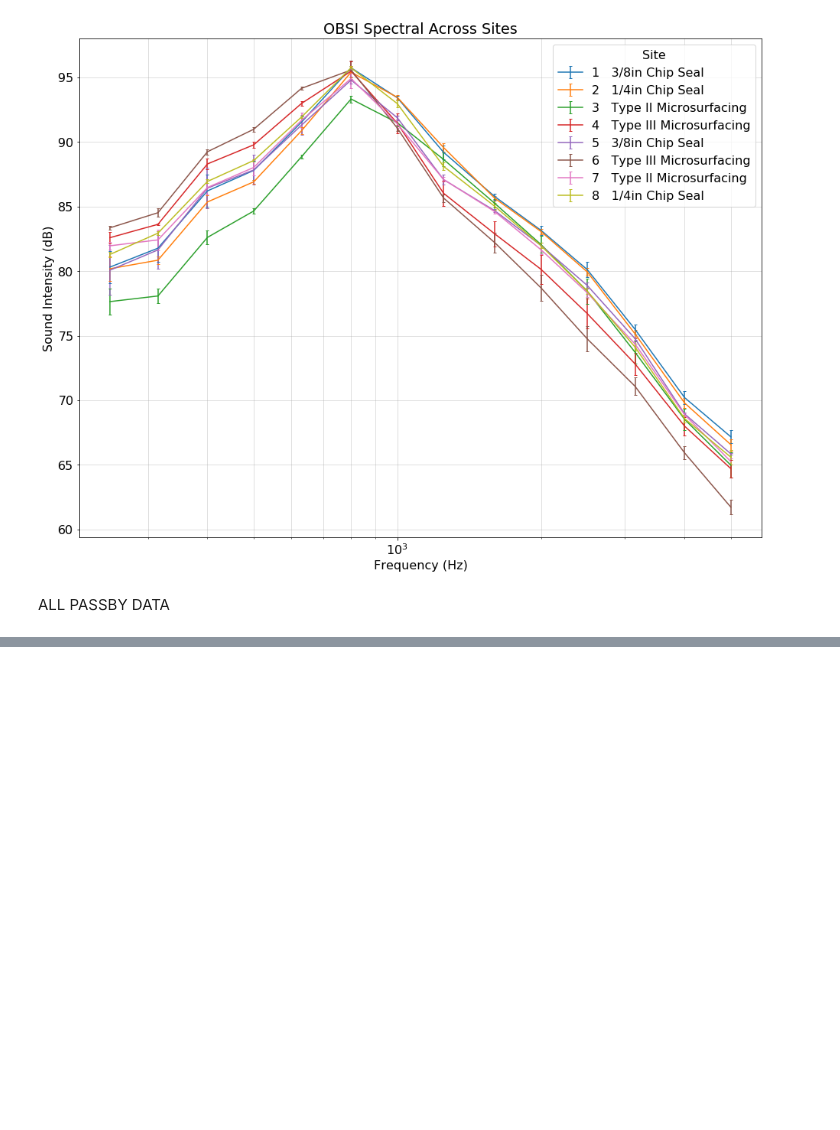
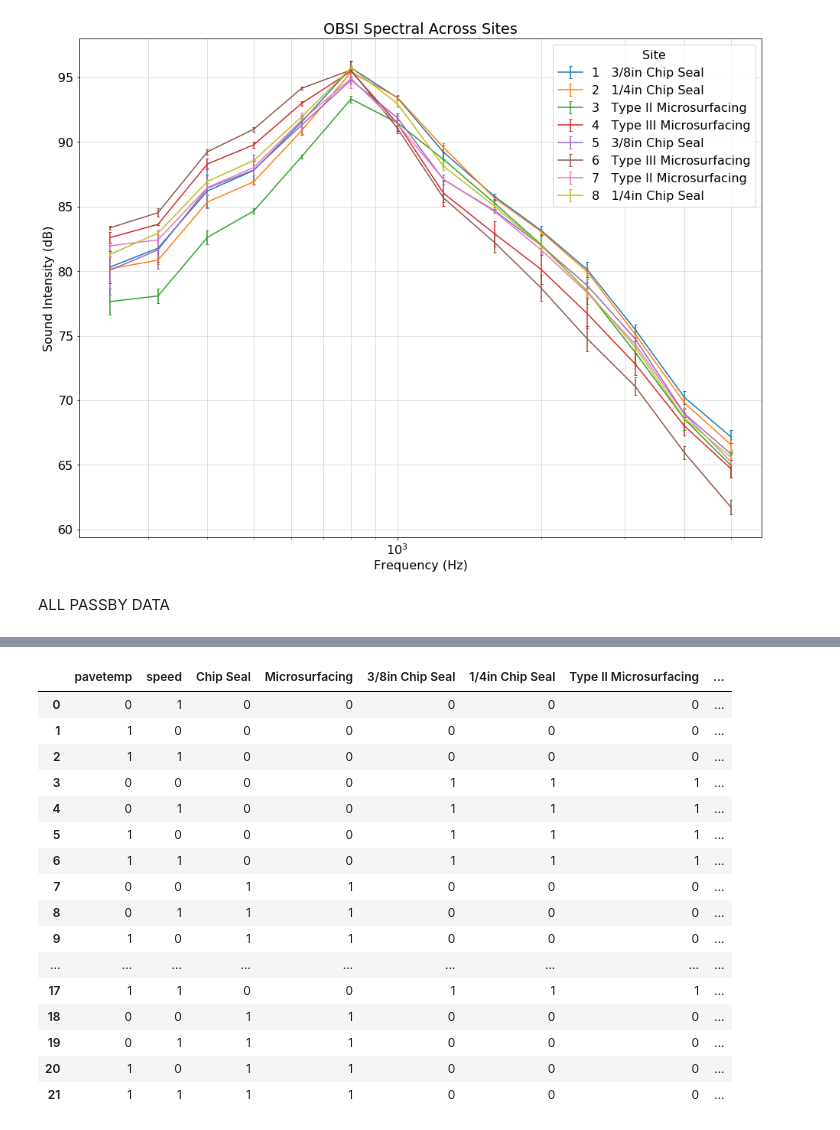
Before and after one commit to VolpeUSDOT/NPS_Quiet_Pavement, a Jupyter notebook: dataprep/Initial EDA Exploratory.ipynb, the cells around one changed output, grey strips where cells are left out. Drawn from its saved outputs; the diff is of its cells as text; code cells hidden in the pictures; blank space fills up the shorter version.

Commit message:
Dataframes for AIC

```diff
--- a/dataprep/Initial EDA Exploratory.ipynb
+++ b/dataprep/Initial EDA Exploratory.ipynb
@@ -729,9 +711,12 @@ plt.show()
 # %%
 allpassby_lm = allpassby.copy()
+#Make dummy variables for pavement types
 allpassby_lm["Chip Seal"]=(allpassby_lm.index.get_level_values(1).values == "Chip Seal").astype(int)
 allpassby_lm["Microsurfacing"]=(allpassby_lm.index.get_level_values(1).values == "Microsurfacing").astype(int)
 allpassby_lm["3/8in Chip Seal"]=(allpassby_lm.index.get_level_values(3).values == "3/8in Chip Seal").astype(int)
 allpassby_lm["1/4in Chip Seal"]=(allpassby_lm.index.get_level_values(3).values == "1/4in Chip Seal").astype(int)
 allpassby_lm["Type II Microsurfacing"]=(allpassby_lm.index.get_level_values(3).values == "Type II Microsurfacing").astype(int)
 allpassby_lm["Type III Microsurfacing"]=(allpassby_lm.index.get_level_values(3).values == "Type III Microsurfacing").astype(int)
-# allpassby_lm["Year"] = allpassby_lm.index.get_level_values(0).astype(int)
+
+#Make numerical indicator for whether measurement was an Auto
+allpassby_lm["vehtype"] = (allpassby_lm["vehtype"].values == "Auto").astype(int)
@@ -1010,0 +723,79 @@ Warnings:
+# %%
+model_vars = allpassby_lm[["pavetemp","speed","vehtype","Chip Seal","Microsurfacing","3/8in Chip Seal","1/4in Chip Seal",
+                           "Type II Microsurfacing","Type III Microsurfacing","LASmax", "LAFmax"]].dropna(axis = 0).astype(float)
+parameters = ["macro pavement type", "pavement type", "pavetemp", "speed"]
+responses = ["LASmax", "LAFmax"]
+param_codes = list(itertools.product([0,1], repeat = len(parameters)))
+# %%
+#Linear model with combinations of pavement temp, speed, macro pavement type, pavement type, and response
+#variables, LASmax and LAFmax (because they are present at all years). Produces a pandas dataframe of
+#which variables were included and the resulting AIC
+
+#All years and all vehicle types
+
+model_aics = {
+    #Dictionary of parameters used in each model, the response variable, and the resulting AIC
+    "pavetemp":[],
+    "speed":[],
+    "Chip Seal":[],
+    "Microsurfacing":[],
+    "3/8in Chip Seal":[],
+    "1/4in Chip Seal":[],
+    "Type II Microsurfacing":[],
+    "Type III Microsurfacing":[],
+    "LASmax":[],
+    "LAFmax":[],
+    "Year":[],
+    "AIC":[]
+}
+
+model_params = []
+#Make all combinations of model_params
+for r in responses:
+    for c in param_codes:
+        combo = [r]
+        if not (c[0] == 1 and c[1] == 1) and not sum(c) == 0: #making sure we're not using both macro and regular pavement type
+            for include_p, p in zip(c,parameters):
+                if include_p:
+                    if p == "macro pavement type":
+                        combo.extend(["Chip Seal","Microsurfacing"])
+                    elif p == "pavement type":
+                        combo.extend(["3/8in Chip Seal","1/4in Chip Seal",
+                           "Type II Microsurfacing","Type III Microsurfacing"])
+                    else:
+                        combo.append(p)
+            model_params.append(combo)
+
+for mp in model_params:
+    predictor = model_vars[mp[1:]]
+    response = model_vars[mp[0]]
+    model = sm.OLS(response,predictor).fit()
+    for key in model_aics.keys():
+        if key in mp:
+            model_aics[key].append(1)
+        elif key == "Year":
+            model_aics[key].append("All")
+        elif key == "AIC":
+            model_aics[key].append(model.aic)
+        else:
+            model_aics[key].append(0)
+#how to get the coefficients: model.params[("speed","speed")]
+pd.DataFrame(model_aics)
+# %% [output]
+|  | pavetemp | speed | Chip Seal | Microsurfacing | 3/8in Chip Seal | 1/4in Chip Seal | Type II Microsurfacing | ... |
+| 0 | 0 | 1 | 0 | 0 | 0 | 0 | 0 | ... |
+| 1 | 1 | 0 | 0 | 0 | 0 | 0 | 0 | ... |
+| 2 | 1 | 1 | 0 | 0 | 0 | 0 | 0 | ... |
+| 3 | 0 | 0 | 0 | 0 | 1 | 1 | 1 | ... |
+| 4 | 0 | 1 | 0 | 0 | 1 | 1 | 1 | ... |
+| 5 | 1 | 0 | 0 | 0 | 1 | 1 | 1 | ... |
+| 6 | 1 | 1 | 0 | 0 | 1 | 1 | 1 | ... |
+| 7 | 0 | 0 | 1 | 1 | 0 | 0 | 0 | ... |
+| 8 | 0 | 1 | 1 | 1 | 0 | 0 | 0 | ... |
+| 9 | 1 | 0 | 1 | 1 | 0 | 0 | 0 | ... |
+| ... | ... | ... | ... | ... | ... | ... | ... | ... |
+| 17 | 1 | 1 | 0 | 0 | 1 | 1 | 1 | ... |
+| 18 | 0 | 0 | 1 | 1 | 0 | 0 | 0 | ... |
+| 19 | 0 | 1 | 1 | 1 | 0 | 0 | 0 | ... |
+| 20 | 1 | 0 | 1 | 1 | 0 | 0 | 0 | ... |
+| 21 | 1 | 1 | 1 | 1 | 0 | 0 | 0 | ... |
```
Also changed, not shown: parts of 12 cells of this notebook.
